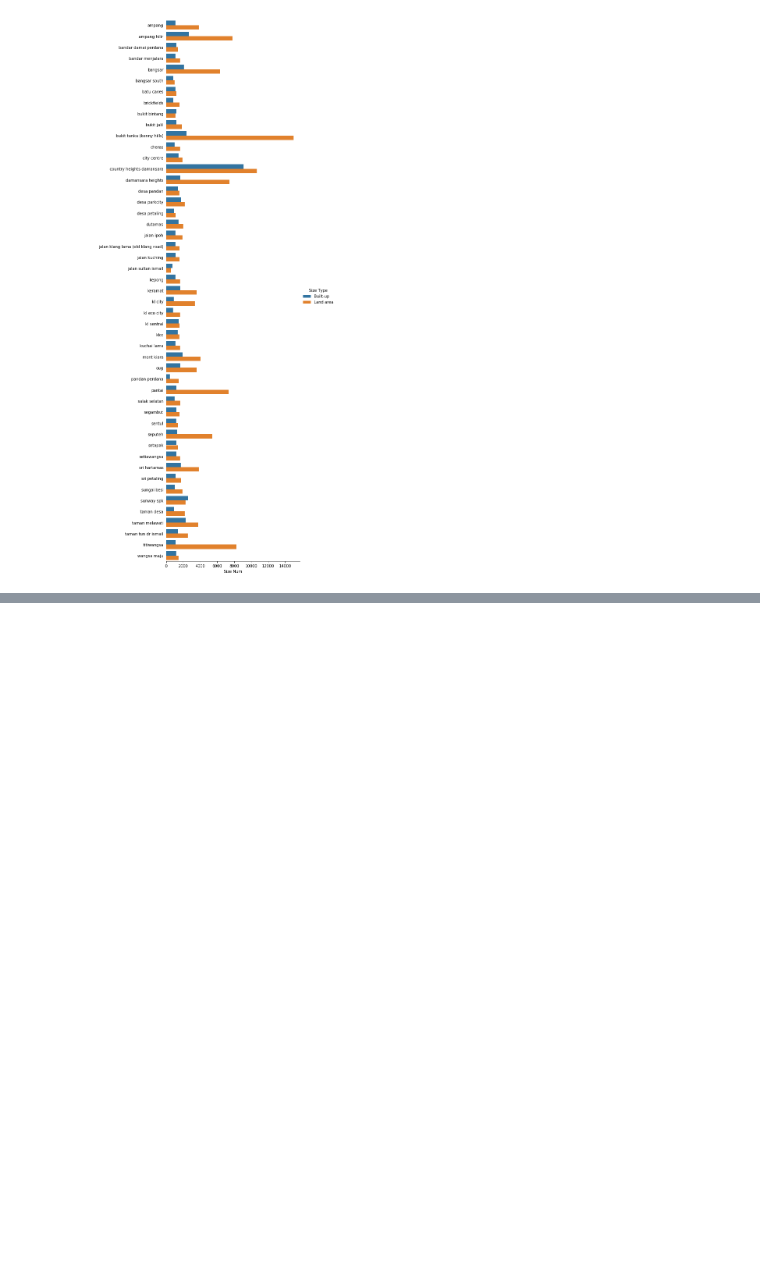
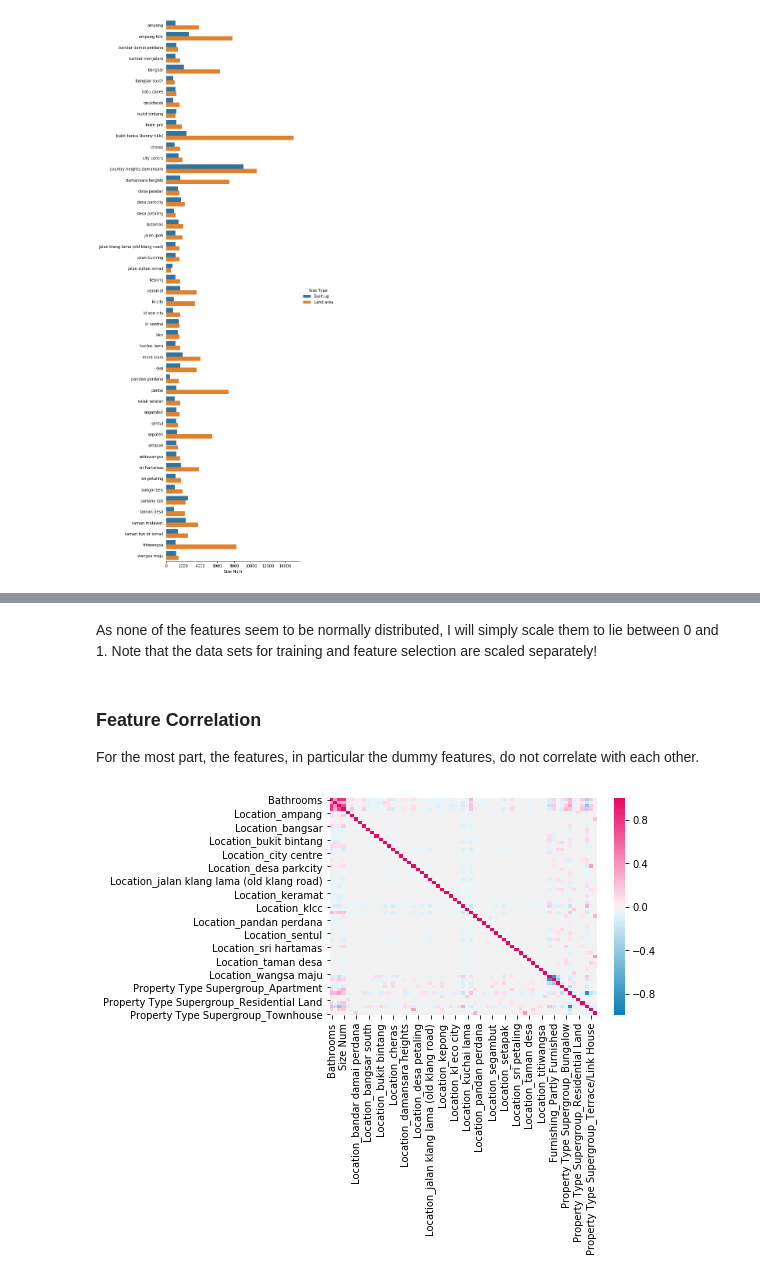
Before and after one commit to DragonDuck/webscraping_iproperty, a Jupyter notebook: PropertyAnalysis.ipynb, the cells around one changed output, grey strips where cells are left out. Drawn from its saved outputs; the diff is of its cells as text; code cells hidden in the pictures; blank space fills up the shorter version.

```diff
--- a/PropertyAnalysis.ipynb
+++ b/PropertyAnalysis.ipynb
@@ -679,0 +833,18 @@ fig.set_ylabels("");
+# %% [markdown]
+As none of the features seem to be normally distributed, I will simply scale them to lie between 0 and 1. Note that the data sets for training and feature selection are scaled separately!
+# %%
+cols = ["Bathrooms", "Car Parks", "Rooms Num", "Size Num"]
+Xy_feature_selection[cols] = sklearn.preprocessing.MinMaxScaler().fit_transform(
+    Xy_feature_selection[cols])
+Xy[cols] = sklearn.preprocessing.MinMaxScaler().fit_transform(Xy[cols])
+# %% [markdown]
+### Feature Correlation
+For the most part, the features, in particular the dummy features, do not correlate with each other.
+# %%
+hm_cmap = sns.diverging_palette(240, 0, s=99, l=50, as_cmap=True)
+sns.heatmap(
+    data=Xy_feature_selection.drop([
+        "Price", "Price per Area", "Price per Room"], axis=1).corr(),
+    vmin=-1, vmax=1, cmap=hm_cmap);
+# %% [output]
+[figure, added]
```
Also changed, not shown: parts of 48 cells of this notebook.
